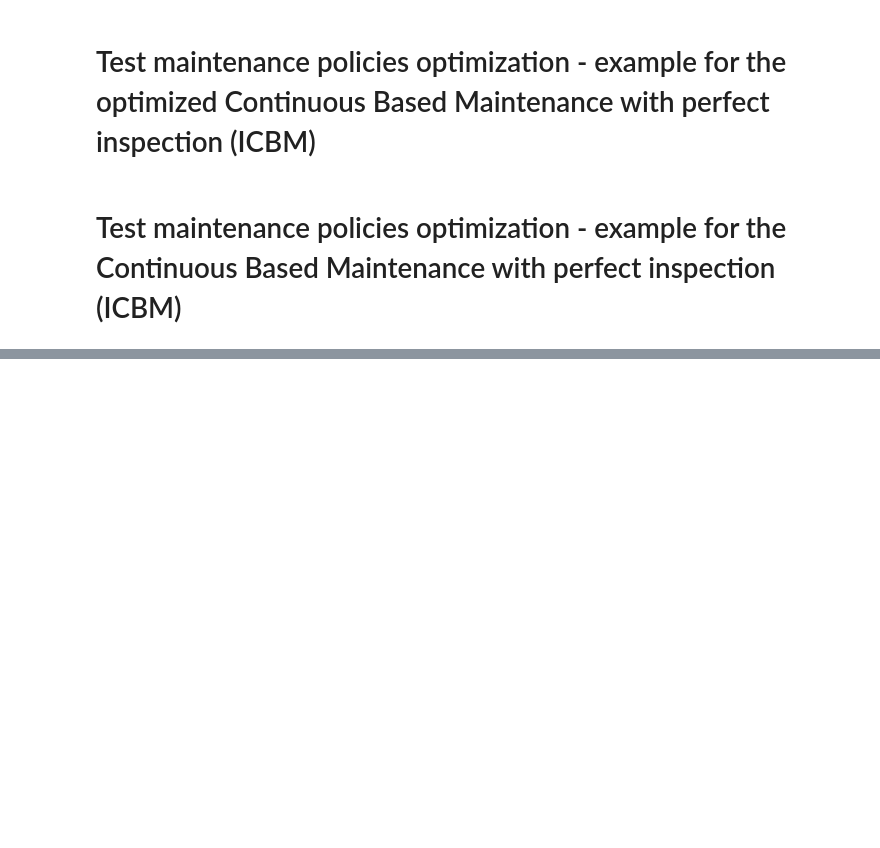
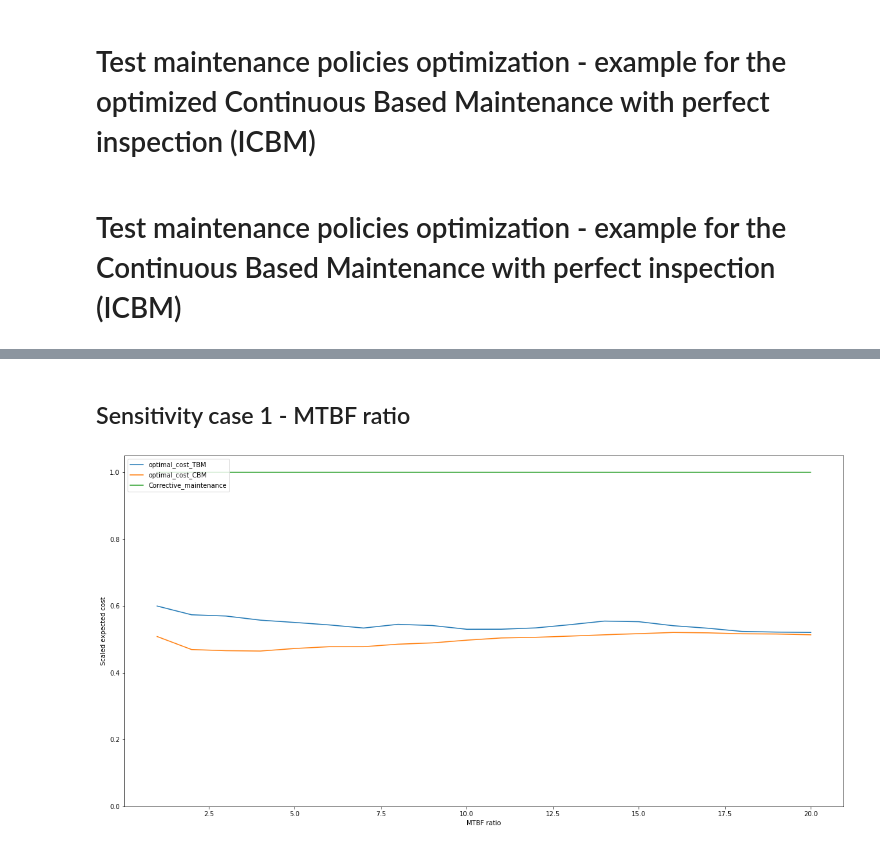
Before and after one commit to diaxz12/Assets_with_failures_dependence, a Jupyter notebook: simulator_results.ipynb, the cells around one changed output, grey strips where cells are left out. Drawn from its saved outputs; the diff is of its cells as text; code cells hidden in the pictures; blank space fills up the shorter version.

Commit message:
I added the following items: -Added a function to agregate the computational results from the CEGI computer; -Introduced the sensitivity analysis results in the jupiter notebook;

```diff
--- a/simulator_results.ipynb
+++ b/simulator_results.ipynb
@@ -7,14 +11,13 @@ from Asset_degradation import *
 # Global variables
 # %%
 short_term = Failure_mode_degradation(initial_condition = 10, failure_threshold = 100, average_degradation_parameter = 2, variability_degradation_parameter = 4,
-                                      degradation = [], inspection = 15, time_maintenance_threshold = 100, condition_maintenance_threshold = 100, inspection_costs = 0, sensor_costs = 0, preventive_maintenance_costs= 100, corrective_maintenance_costs = 200) #short-term failure mode definition
+                                      degradation = [], inspection = 15, time_maintenance_threshold = 100, condition_maintenance_threshold = 100, inspection_costs = 0, sensor_costs = 0, preventive_maintenance_costs= 500, corrective_maintenance_costs = 1500) #short-term failure mode definition
 long_term = Failure_mode_degradation(initial_condition = 0, failure_threshold = 200, average_degradation_parameter = 0.5, variability_degradation_parameter = 2,
-                                     degradation = [], inspection = 15, time_maintenance_threshold = 200, condition_maintenance_threshold = 200, inspection_costs = 5, sensor_costs = 50, preventive_maintenance_costs= 500, corrective_maintenance_costs = 1000)
-                                        #long-term failure mode definition
+                                     degradation = [], inspection = 15, time_maintenance_threshold = 200, condition_maintenance_threshold = 200, inspection_costs = 100, sensor_costs = 1000, preventive_maintenance_costs= 5000, corrective_maintenance_costs = 10000) #long-term failure mode definition
 shock_threshold = 50 #threshold of activation for the shocks
 lameda_shocks = 0.5 #shocks per time step
-shock_intensity_mean = 25 #normal distribution
-shock_intensity_stdev = 2 #normal distribution
+shock_intensity_mean = 3 #normal distribution
+shock_intensity_stdev = 4 #normal distribution
 simulating_periods = 1000
 # %% [markdown]
 # What is missing?
@@ -267,0 +273,31 @@ plot_cbm_maintenance_costs(results, 60)
+# %%
+#Function to agregate the results
+#Parameters:
+#folder_path - Folder with the results to be agregated
+#sensitivity_case - sensitivity case to be analyzed {mtbf_ratio, shocks_ratio, shocks_intensity, maintenance_costs_ratio, monitoring_costs_ratio, monitoring_to_maintenance_costs_ratio}
+#separator - Results csv delimeter (ex: ';')
+def agregate_results(folder_path,sensitivity_case, separator = ','):
+
+    #Get all the filenames in the specified folder
+    file_list = os.listdir(folder_path)
+
+    #filter by the specified sensitivity case
+    file_list = [f for f in file_list if sensitivity_case in f]
+
+    #Start the variable that contains the results
+    results = pd.read_csv(folder_path + file_list[0], sep=separator, index_col=False)
+
+    #Drop the first column
+    results = results.iloc[: , 1:]
+
+    #Read all the results given the sensitivity case
+    for filename in file_list[1:]:
+
+        #Read the filename result
+        aux_results = pd.read_csv(folder_path + filename, sep=separator, index_col=False)
+
+        #Append the column of interest
+        for col in aux_results.iloc[: , 1:].columns:
+            results[col] = aux_results[col]
+
+    return results
@@ -267,0 +326,9 @@ plot_cbm_maintenance_costs(results, 60)
+# %% [markdown]
+## Sensitivity case 1 - MTBF ratio
+# %%
+#get results
+results = agregate_results('results/','mtbf_ratio')
+#plot results
+plot_sensitivity_analysis_results(results, 'MTBF ratio', 'Scaled expected cost')
+# %% [output]
+[figure, added]
```
Also changed, not shown: parts of 14 cells of this notebook, 7 other files.
